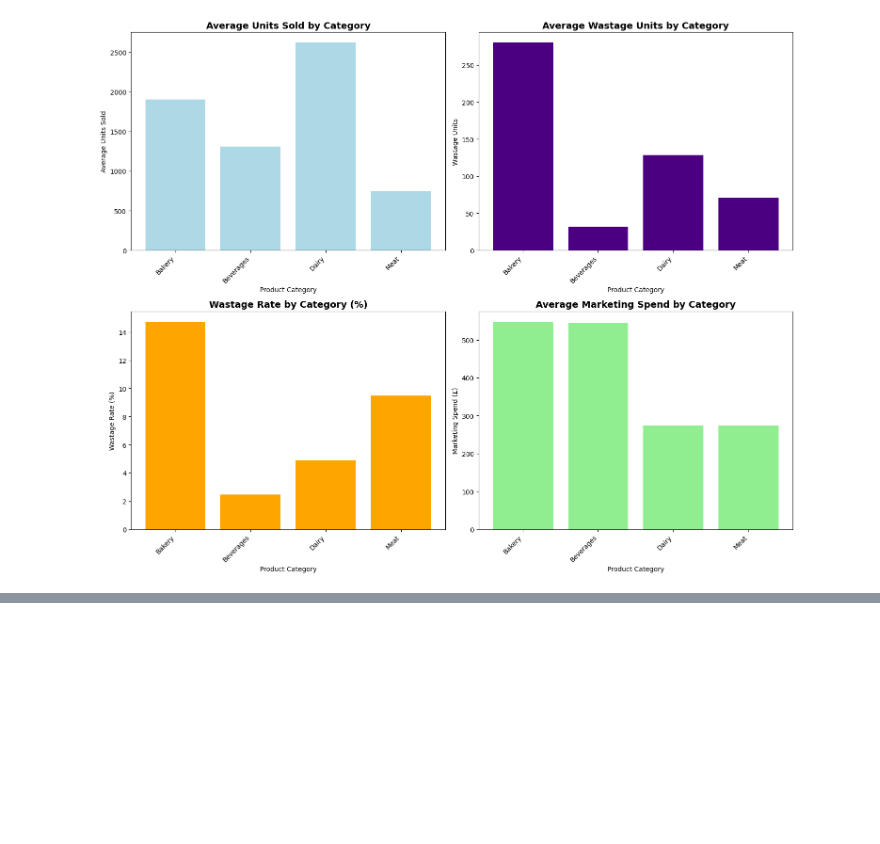
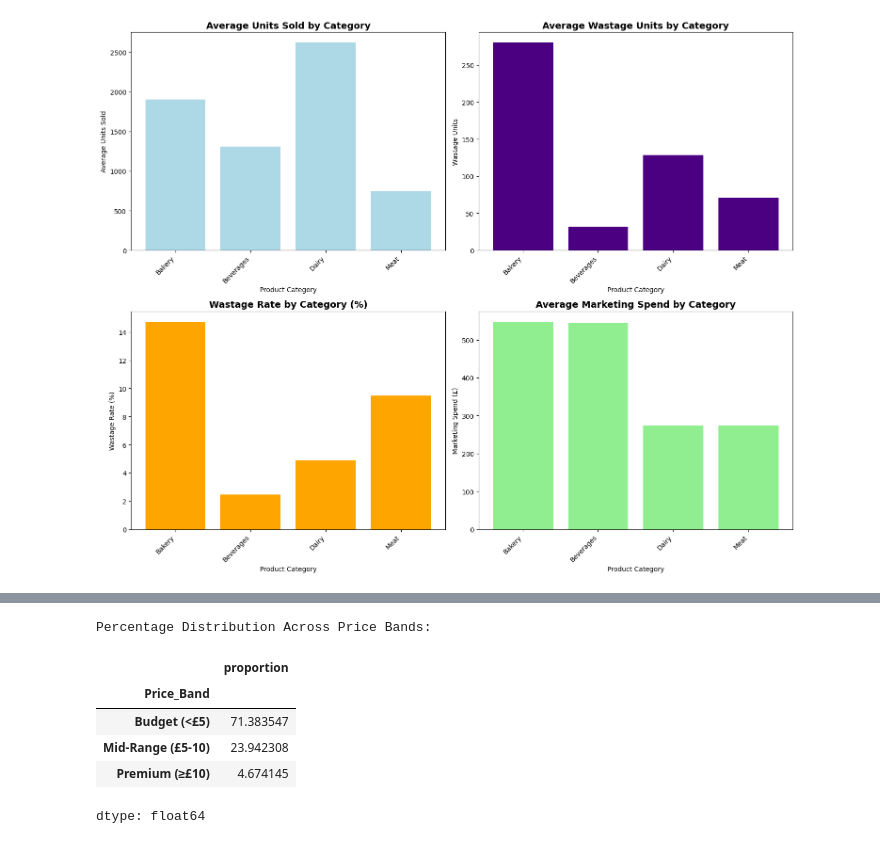
Before and after one commit to Busayosage/predicting_demand_for_perishable_goods, a Jupyter notebook: predicting_demand_for_perishable_goodipynb.ipynb, the cells around one changed output, grey strips where cells are left out. Saved outputs shown, nothing was run; the diff lists cells and outputs as text; code cells hidden in the pictures; blank space fills up the shorter version.

```diff
--- a/predicting_demand_for_perishable_goodipynb.ipynb
+++ b/predicting_demand_for_perishable_goodipynb.ipynb
@@ -477,0 +934,26 @@ Category metrics summary:
+# %%
+# Define price bands
+def categorize_price(price):
+    if price < 5:
+        return 'Budget (<£5)'
+    elif 5 <= price < 10:
+        return 'Mid-Range (£5-10)'
+    else:
+        return 'Premium (≥£10)'
+
+# Apply price banding to the weekly_sales data
+weekly_sales['Price_Band'] = weekly_sales['Price'].apply(categorize_price)
+
+# Calculate the percentage distribution across price bands
+price_band_distribution = weekly_sales['Price_Band'].value_counts(normalize=True) * 100
+
+print("Percentage Distribution Across Price Bands:")
+display(price_band_distribution)
+# %% [output]
+Percentage Distribution Across Price Bands:
+|  | proportion |
+| Price_Band |  |
+| Budget (<£5) | 71.383547 |
+| Mid-Range (£5-10) | 23.942308 |
+| Premium (≥£10) | 4.674145 |
+dtype: float64
```
Also changed, not shown: parts of 21 cells of this notebook.
